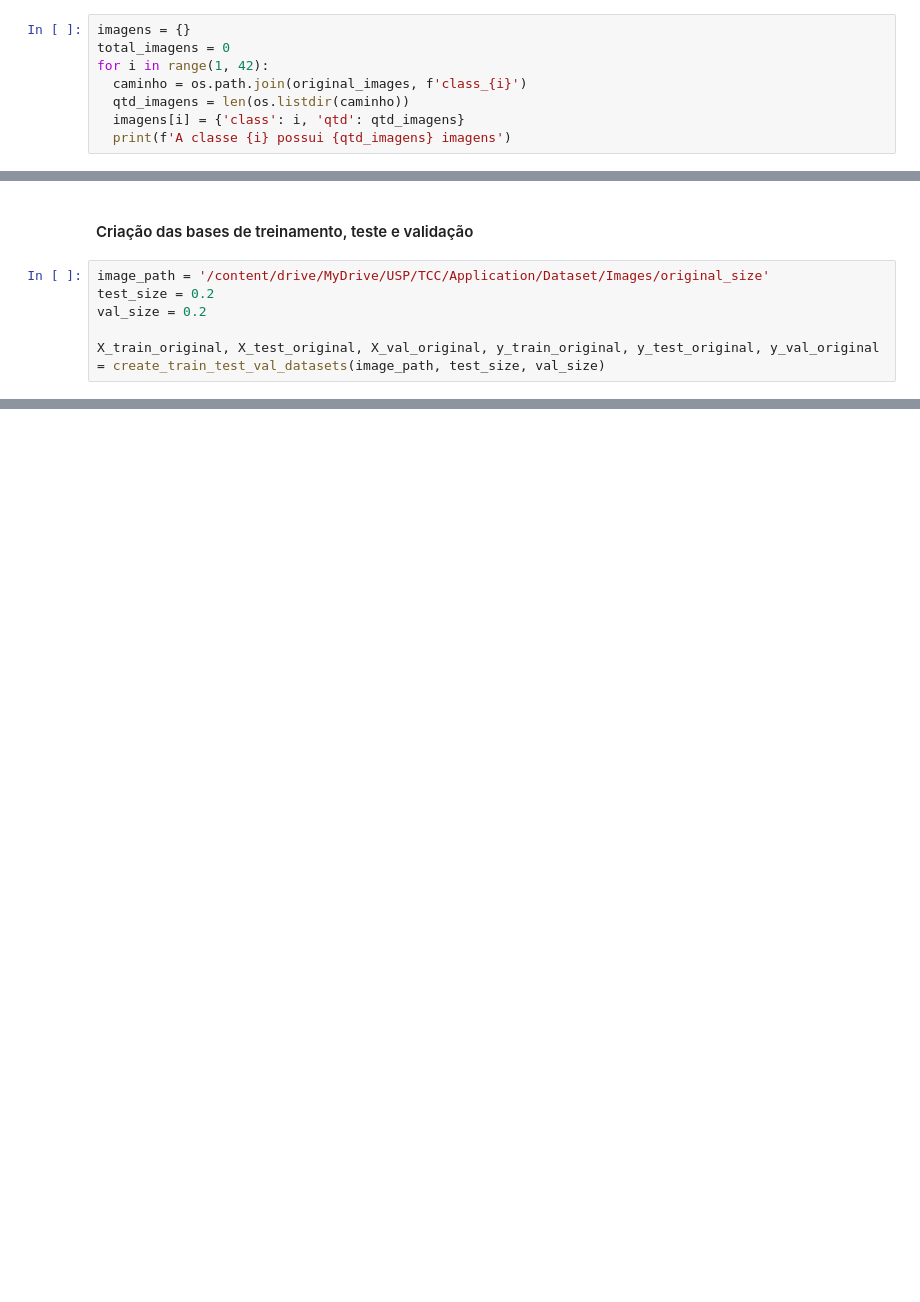
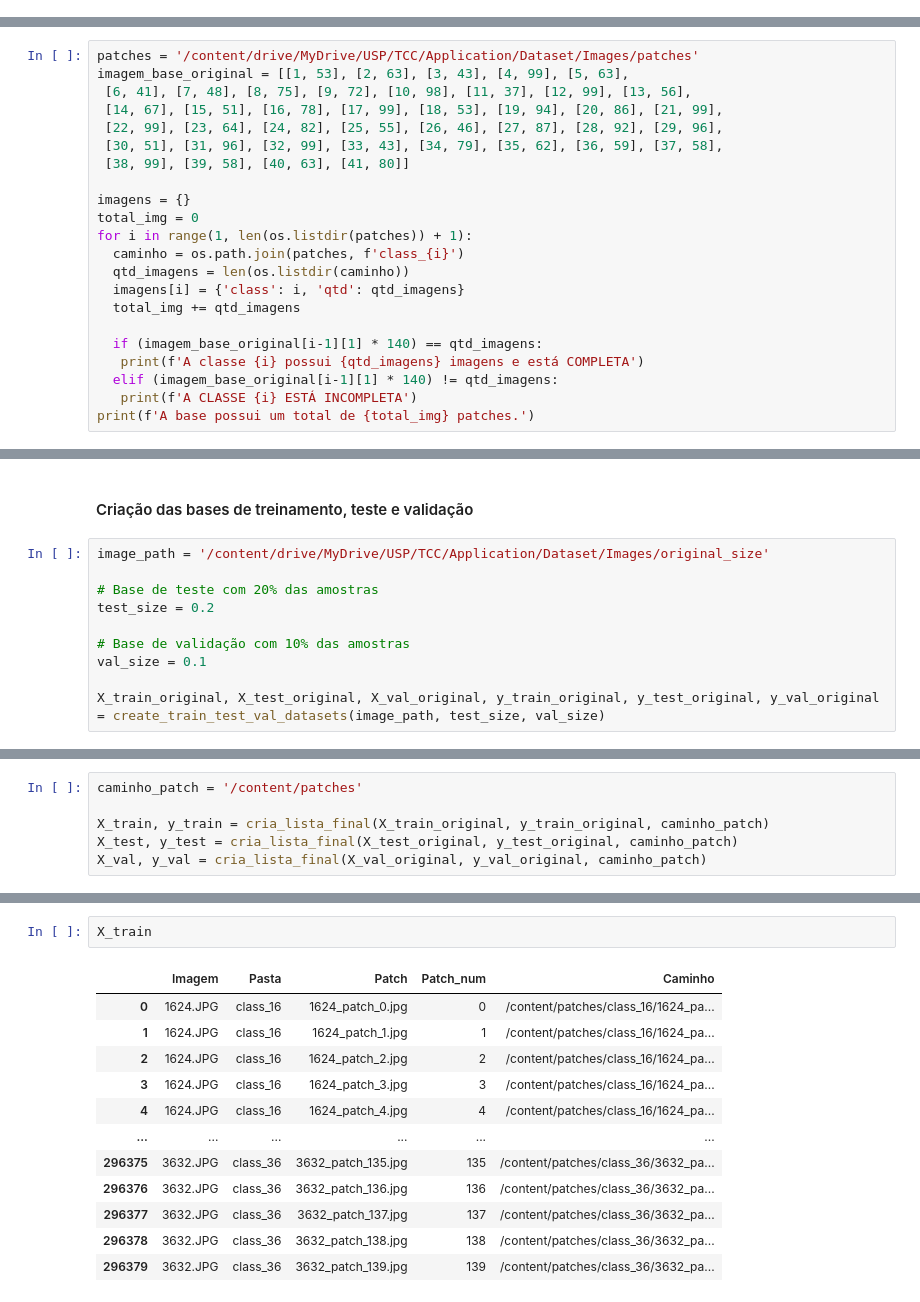
Before and after one commit to andrerizzo/CNN_Model_for_Edge_Devices, a Jupyter notebook: TCC_USP_v1.ipynb, the cells around one changed output, grey strips where cells are left out. Cells and saved outputs as stored; diff of their text form; blank space fills up the shorter version.

```diff
--- a/TCC_USP_v1.ipynb
+++ b/TCC_USP_v1.ipynb
@@ -407,11 +452,3 @@ print(f'A base possui um total de {total_imagens} imagens.')
 A base possui um total de 2942 imagens.
 # %% [markdown]
 ### Verifica o número de imagens por classe
-# %%
-imagens = {}
-total_imagens = 0
-for i in range(1, 42):
-  caminho = os.path.join(original_images, f'class_{i}')
-  qtd_imagens = len(os.listdir(caminho))
-  imagens[i] = {'class': i, 'qtd': qtd_imagens}
-  print(f'A classe {i} possui {qtd_imagens} imagens')
@@ -435,0 +492,22 @@ A classe 41 possui 80 imagens
+# %%
+patches = '/content/drive/MyDrive/USP/TCC/Application/Dataset/Images/patches'
+imagem_base_original = [[1, 53], [2, 63], [3, 43], [4, 99], [5, 63],
+ [6, 41], [7, 48], [8, 75], [9, 72], [10, 98], [11, 37], [12, 99], [13, 56],
+ [14, 67], [15, 51], [16, 78], [17, 99], [18, 53], [19, 94], [20, 86], [21, 99],
+ [22, 99], [23, 64], [24, 82], [25, 55], [26, 46], [27, 87], [28, 92], [29, 96],
+ [30, 51], [31, 96], [32, 99], [33, 43], [34, 79], [35, 62], [36, 59], [37, 58],
+ [38, 99], [39, 58], [40, 63], [41, 80]]
+
+imagens = {}
+total_img = 0
+for i in range(1, len(os.listdir(patches)) + 1):
+  caminho = os.path.join(patches, f'class_{i}')
+  qtd_imagens = len(os.listdir(caminho))
+  imagens[i] = {'class': i, 'qtd': qtd_imagens}
+  total_img += qtd_imagens
+
+  if (imagem_base_original[i-1][1] * 140) == qtd_imagens:
+   print(f'A classe {i} possui {qtd_imagens} imagens e está COMPLETA')
+  elif (imagem_base_original[i-1][1] * 140) != qtd_imagens:
+   print(f'A CLASSE {i} ESTÁ INCOMPLETA')
+print(f'A base possui um total de {total_img} patches.')
@@ -619,7 +737,11 @@ def create_train_test_val_datasets(image_path, test_size, val_size):
 #### Criação das bases de treinamento, teste e validação
 # %%
 image_path = '/content/drive/MyDrive/USP/TCC/Application/Dataset/Images/original_size'
+
+# Base de teste com 20% das amostras
 test_size = 0.2
-val_size = 0.2
+
+# Base de validação com 10% das amostras
+val_size = 0.1
 
 X_train_original, X_test_original, X_val_original, y_train_original, y_test_original, y_val_original = create_train_test_val_datasets(image_path, test_size, val_size)
@@ -627,0 +791,6 @@ X_train_original, X_test_original, X_val_original, y_train_original, y_test_orig
+# %%
+caminho_patch = '/content/patches'
+
+X_train, y_train = cria_lista_final(X_train_original, y_train_original, caminho_patch)
+X_test, y_test = cria_lista_final(X_test_original, y_test_original, caminho_patch)
+X_val, y_val = cria_lista_final(X_val_original, y_val_original, caminho_patch)
@@ -627,0 +805,15 @@ X_train_original, X_test_original, X_val_original, y_train_original, y_test_orig
+# %%
+X_train
+# %% [output]
+|  | Imagem | Pasta | Patch | Patch_num | Caminho |
+| 0 | 1624.JPG | class_16 | 1624_patch_0.jpg | 0 | /content/patches/class_16/1624_pa... |
+| 1 | 1624.JPG | class_16 | 1624_patch_1.jpg | 1 | /content/patches/class_16/1624_pa... |
+| 2 | 1624.JPG | class_16 | 1624_patch_2.jpg | 2 | /content/patches/class_16/1624_pa... |
+| 3 | 1624.JPG | class_16 | 1624_patch_3.jpg | 3 | /content/patches/class_16/1624_pa... |
+| 4 | 1624.JPG | class_16 | 1624_patch_4.jpg | 4 | /content/patches/class_16/1624_pa... |
+| ... | ... | ... | ... | ... | ... |
+| 296375 | 3632.JPG | class_36 | 3632_patch_135.jpg | 135 | /content/patches/class_36/3632_pa... |
+| 296376 | 3632.JPG | class_36 | 3632_patch_136.jpg | 136 | /content/patches/class_36/3632_pa... |
+| 296377 | 3632.JPG | class_36 | 3632_patch_137.jpg | 137 | /content/patches/class_36/3632_pa... |
+| 296378 | 3632.JPG | class_36 | 3632_patch_138.jpg | 138 | /content/patches/class_36/3632_pa... |
+| 296379 | 3632.JPG | class_36 | 3632_patch_139.jpg | 139 | /content/patches/class_36/3632_pa... |
```
Also changed, not shown: parts of 37 cells of this notebook.
